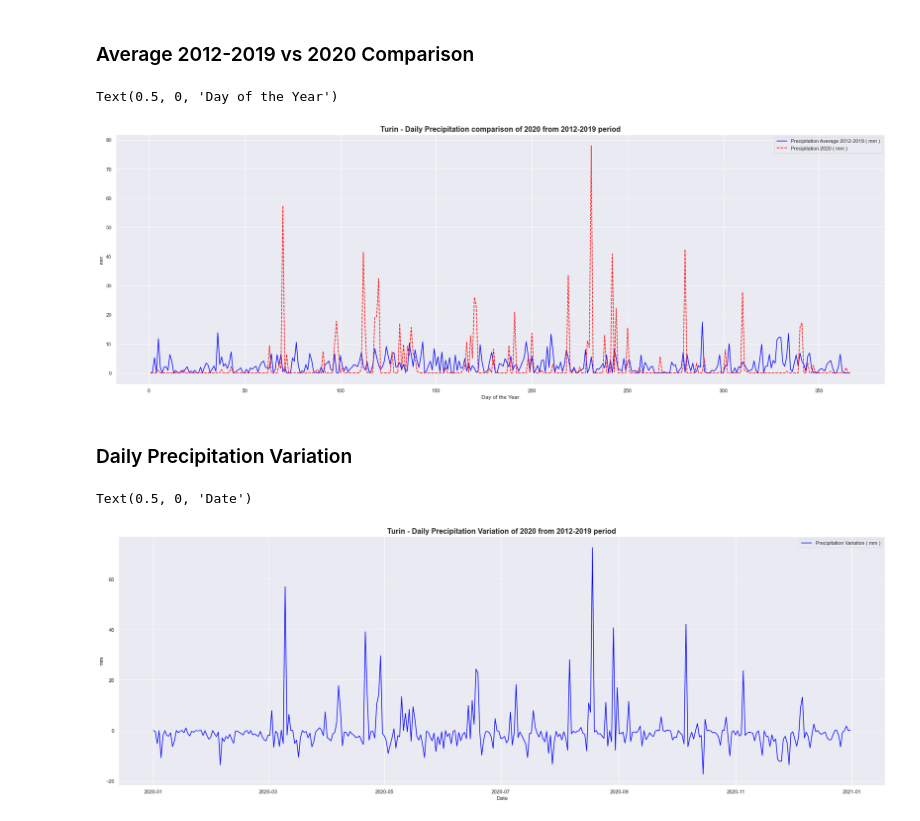
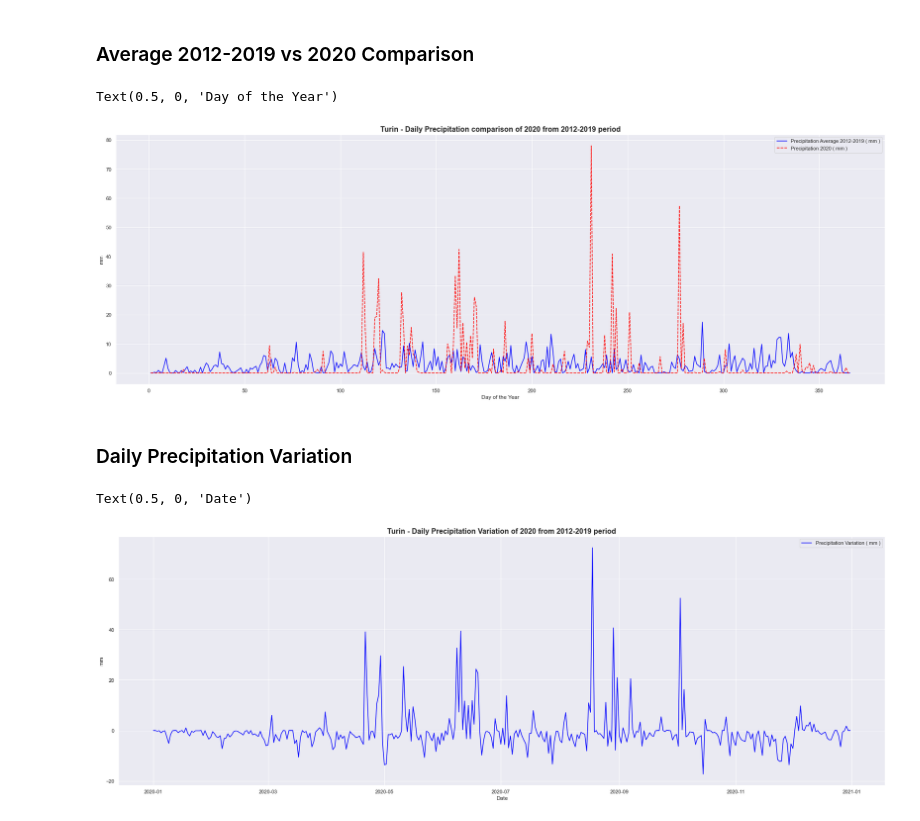
Before and after one commit to danielegerbaldo/Turin-Air-Quality-Comparison-Lockdown, a Jupyter notebook: Weather.ipynb, the cells around one changed output. Cells and saved outputs as stored; diff of their text form; code cells hidden in the pictures.

```diff
--- a/Weather.ipynb
+++ b/Weather.ipynb
@@ -48,7 +49,7 @@ def read_ARPA_csv(path):
 
     #merge date and hours and parsing
     dataFrame["Data"] = dataFrame["Data"]
-    dataFrame["Data"] = pd.to_datetime(dataFrame["Data"])
+    dataFrame["Data"] = pd.to_datetime(dataFrame["Data"], format='%d/%m/%Y')
     #removing unamed column
     dataFrame = dataFrame.loc[:, ~dataFrame.columns.str.contains('^Unnamed')]
     #Removing empty column
@@ -141,16 +177,15 @@ plt.ylabel("mm")
 plt.xlabel("Day of the Year")
 # %% [output]
 Text(0.5, 0, 'Day of the Year')
-[figure, old version]
+[figure, new version]
 # %% [markdown]
 ### Daily Precipitation Variation
 # %%
-def get_precipitation_variation():
+def get_precipitation_variation(prec_year):
     avg_prec = get_average_2012_2019()[['Data', 'Precipitazione dalle 0 alle 0 ( mm )']].copy()
-    prec_2020 = to_consolata_weather_data_2020[['Data', 'Precipitazione dalle 0 alle 0 ( mm )']].copy()
+    prec_variation = prec_year[['Data', 'Precipitazione dalle 0 alle 0 ( mm )']].copy()
     avg_prec.set_index('Data', inplace=True)
 
-    prec_variation=prec_2020.copy()
     prec_variation['Data Rivelamento'] = prec_variation['Data']
     prec_variation['Data'] = prec_variation['Data'].dt.dayofyear
     prec_variation.set_index('Data', inplace=True)
@@ -163,18 +198,18 @@ def get_precipitation_variation():
 
     return prec_variation
 # %%
-precipitation_var = get_precipitation_variation().copy()
+precipitation_var = get_precipitation_variation(to_consolata_weather_data_2020).copy()
 
 sns.set_theme()
 plt.figure(figsize=(30, 10))
 palette = ["blue"]
 sns.lineplot(data=precipitation_var, palette=palette)
 plt.title("Turin - Daily Precipitation Variation of 2020 from 2012-2019 period",fontdict= { 'fontsize': 16, 'fontweight':'bold'})
 plt.ylabel("mm")
 plt.xlabel("Date")
 # %% [output]
 Text(0.5, 0, 'Date')
-[figure, old version]
+[figure, new version]
 # %%
 def get_change_from_2012_2019(year):
 
```
Also changed, not shown: parts of 19 cells of this notebook, 20 other files.
